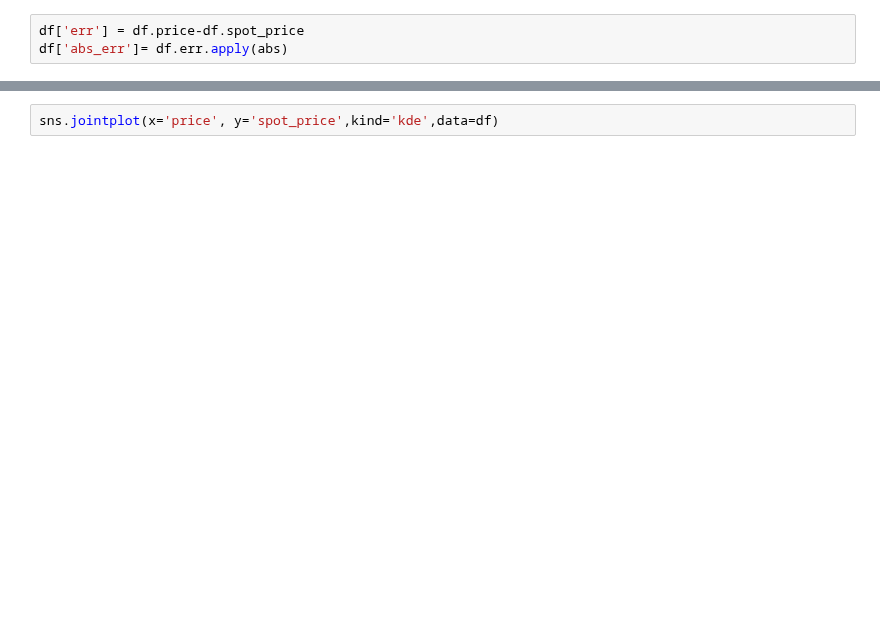
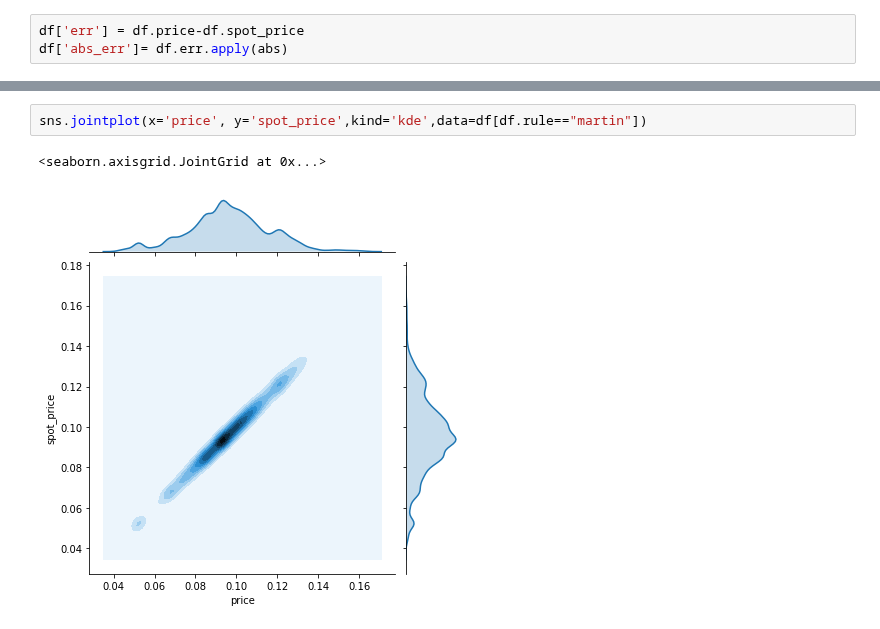
Before and after one commit to BlockScience/conviction, a Jupyter notebook: abc_sim-simpler.ipynb, the cells around one changed output, grey strips where cells are left out. Drawn from its saved outputs; the diff is of its cells as text; blank space fills up the shorter version.

```diff
--- a/abc_sim-simpler.ipynb
+++ b/abc_sim-simpler.ipynb
@@ -325,2 +379,5 @@ df.abs_err.plot(logy=True)
 # %%
-sns.jointplot(x='price', y='spot_price',kind='kde',data=df)
+sns.jointplot(x='price', y='spot_price',kind='kde',data=df[df.rule=="martin"])
+# %% [output]
+<seaborn.axisgrid.JointGrid at 0x...>
+[figure, added]
```
Also changed, not shown: parts of 20 cells of this notebook.
